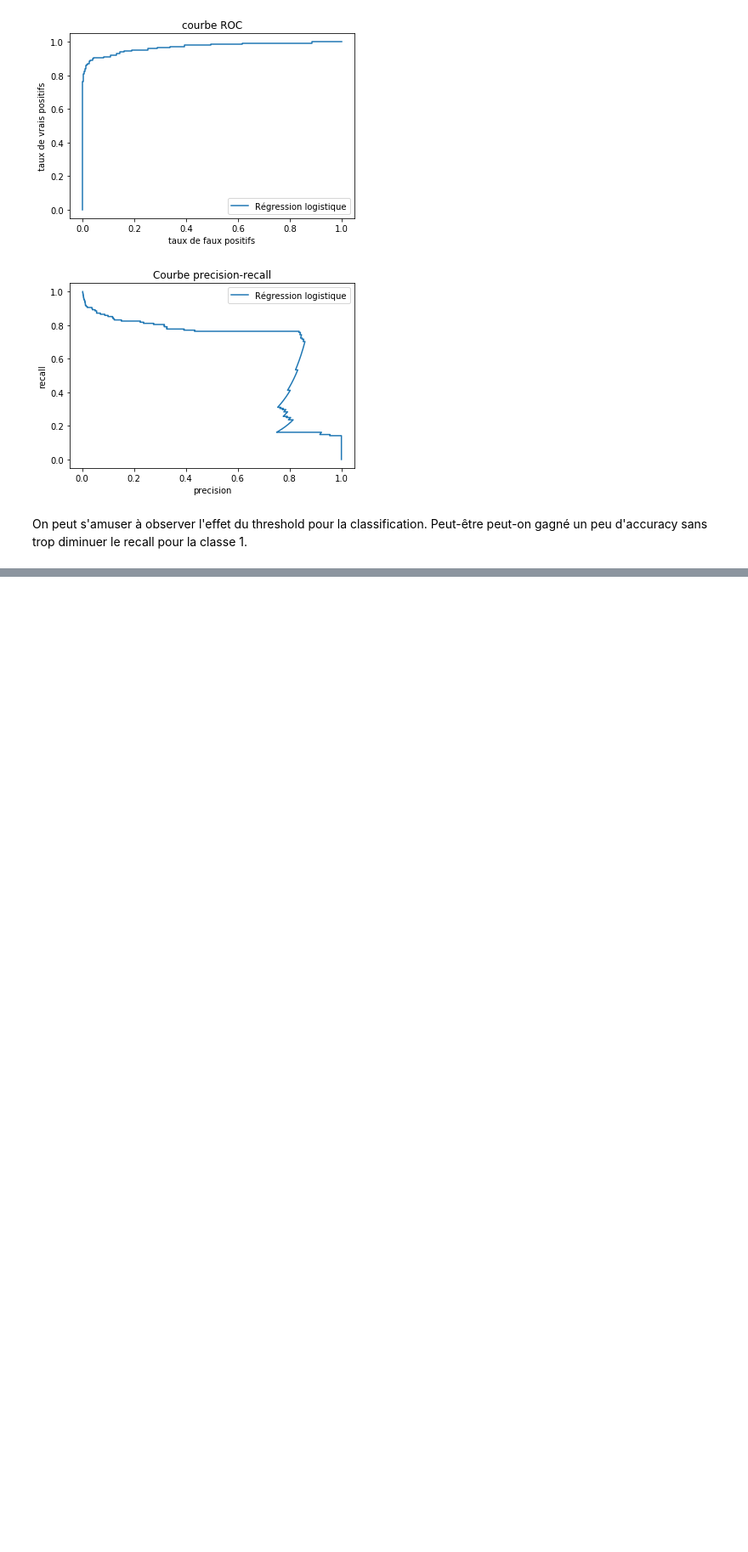
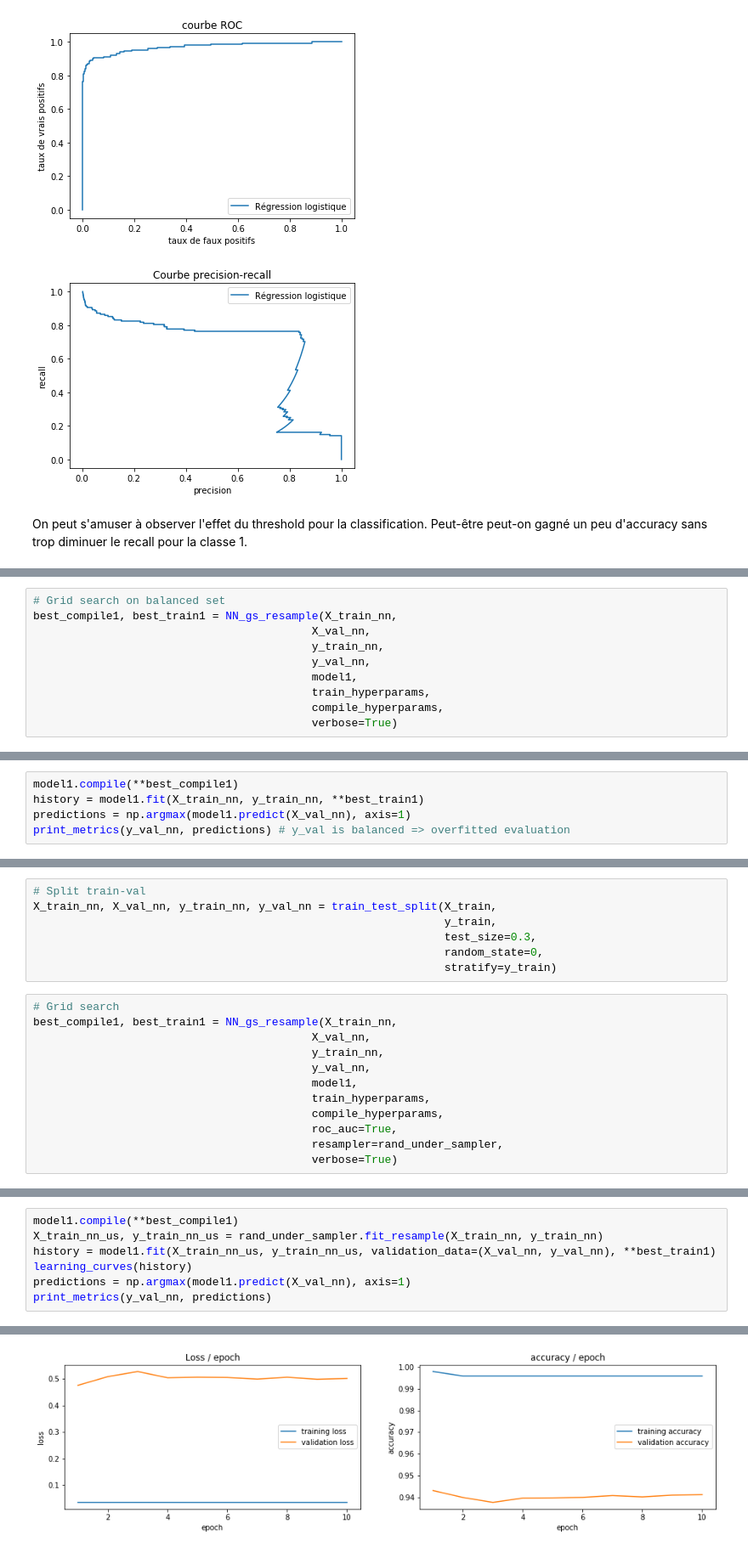
Before and after one commit to PascalJD/FraudDetection, a Jupyter notebook: Détection de fraude.ipynb, the cells around one changed output, grey strips where cells are left out. Shown at 85% size. Drawn from its saved outputs; the diff is of its cells as text; blank space fills up the shorter version.

```diff
--- a/Détection de fraude.ipynb
+++ b/Détection de fraude.ipynb
@@ -657,0 +944,10 @@ print_metrics(y_test, predictions)
+# %%
+# Grid search on balanced set
+best_compile1, best_train1 = NN_gs_resample(X_train_nn,
+                                          X_val_nn,
+                                          y_train_nn,
+                                          y_val_nn,
+                                          model1,
+                                          train_hyperparams,
+                                          compile_hyperparams,
+                                          verbose=True)
@@ -657,0 +972,5 @@ print_metrics(y_test, predictions)
+# %%
+model1.compile(**best_compile1)
+history = model1.fit(X_train_nn, y_train_nn, **best_train1)
+predictions = np.argmax(model1.predict(X_val_nn), axis=1)
+print_metrics(y_val_nn, predictions) # y_val is balanced => overfitted evaluation
@@ -657,0 +994,19 @@ print_metrics(y_test, predictions)
+# %%
+# Split train-val
+X_train_nn, X_val_nn, y_train_nn, y_val_nn = train_test_split(X_train,
+                                                              y_train,
+                                                              test_size=0.3,
+                                                              random_state=0,
+                                                              stratify=y_train)
+# %%
+# Grid search
+best_compile1, best_train1 = NN_gs_resample(X_train_nn,
+                                          X_val_nn,
+                                          y_train_nn,
+                                          y_val_nn,
+                                          model1,
+                                          train_hyperparams,
+                                          compile_hyperparams,
+                                          roc_auc=True,
+                                          resampler=rand_under_sampler,
+                                          verbose=True)
@@ -657,0 +1031,8 @@ print_metrics(y_test, predictions)
+# %%
+model1.compile(**best_compile1)
+X_train_nn_us, y_train_nn_us = rand_under_sampler.fit_resample(X_train_nn, y_train_nn)
+history = model1.fit(X_train_nn_us, y_train_nn_us, validation_data=(X_val_nn, y_val_nn), **best_train1)
+learning_curves(history)
+predictions = np.argmax(model1.predict(X_val_nn), axis=1)
+print_metrics(y_val_nn, predictions)
+# %% [output]
@@ -657,0 +1053 @@ print_metrics(y_test, predictions)
+[figure, added]
```
Also changed, not shown: parts of 80 cells of this notebook.
